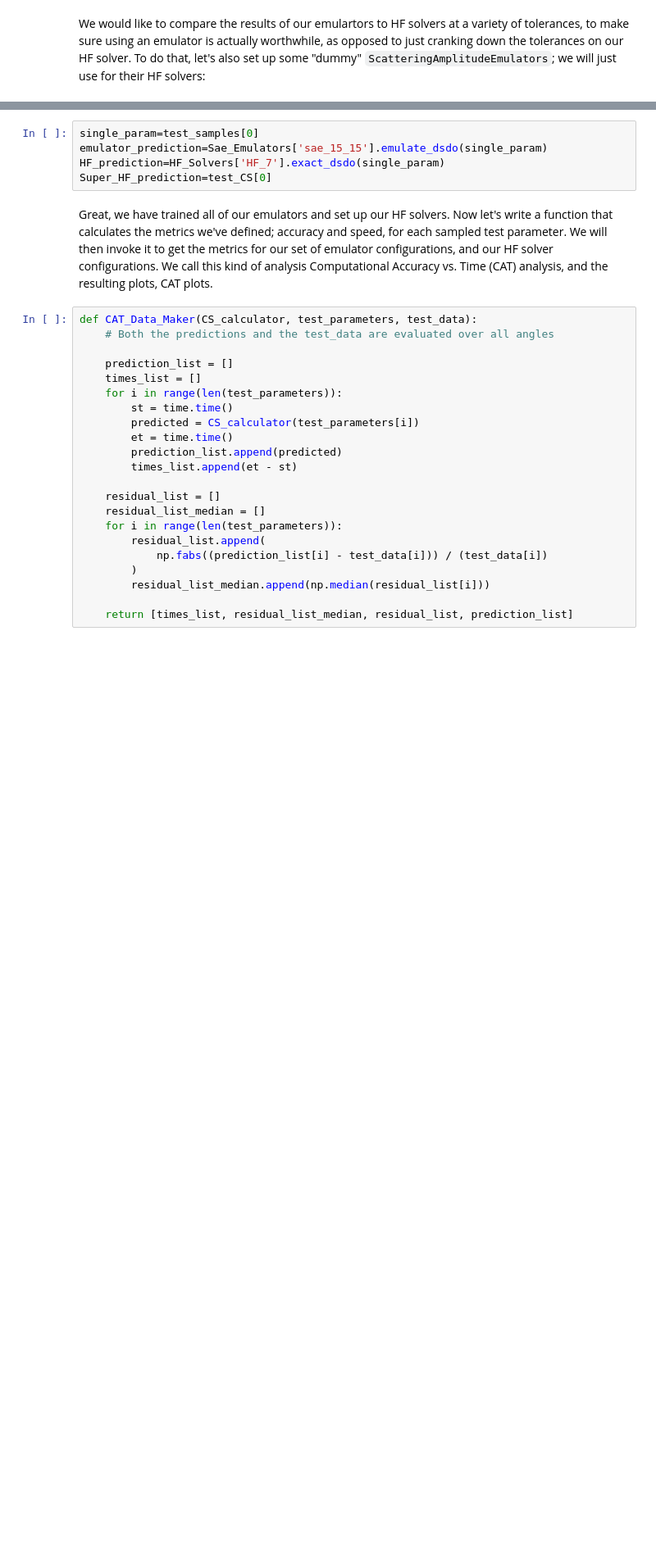
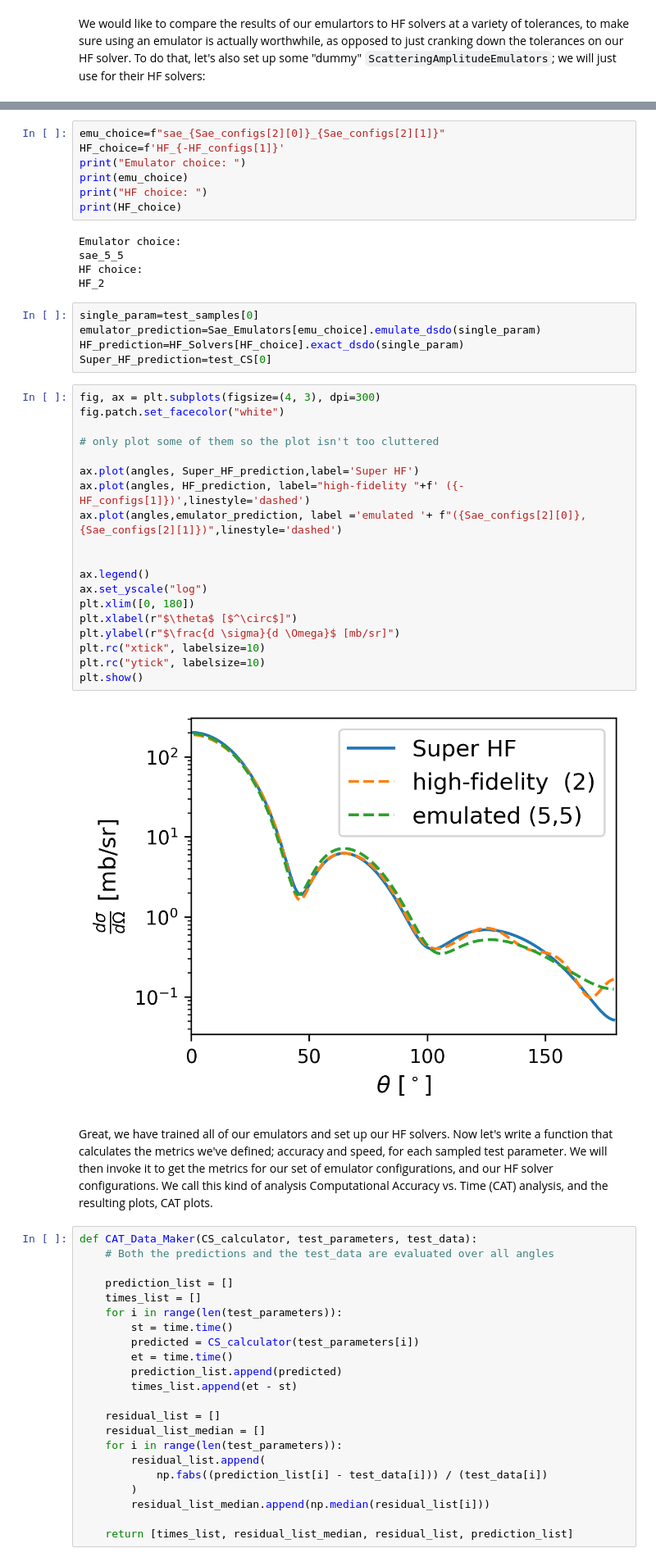
Before and after one commit to bandframework/rose, a Jupyter notebook: tutorials/K - ROSE_tutorial_1_building_an_emulator.ipynb, the cells around one changed output, grey strips where cells are left out. Shown at 82% size. Cells and saved outputs as stored; diff of their text form; blank space fills up the shorter version.

```diff
--- a/tutorials/K - ROSE_tutorial_1_building_an_emulator.ipynb
+++ b/tutorials/K - ROSE_tutorial_1_building_an_emulator.ipynb
@@ -373,8 +371,41 @@ We can compare a prediction comming from one of the emulators, one of the HF, an
+# %%
+emu_choice=f"sae_{Sae_configs[2][0]}_{Sae_configs[2][1]}"
+HF_choice=f'HF_{-HF_configs[1]}'
+print("Emulator choice: ")
+print(emu_choice)
+print("HF choice: ")
+print(HF_choice)
+# %% [output]
+Emulator choice:
+sae_5_5
+HF choice:
+HF_2
 # %%
 single_param=test_samples[0]
-emulator_prediction=Sae_Emulators['sae_15_15'].emulate_dsdo(single_param)
-HF_prediction=HF_Solvers['HF_7'].exact_dsdo(single_param)
+emulator_prediction=Sae_Emulators[emu_choice].emulate_dsdo(single_param)
+HF_prediction=HF_Solvers[HF_choice].exact_dsdo(single_param)
 Super_HF_prediction=test_CS[0]
+# %%
+fig, ax = plt.subplots(figsize=(4, 3), dpi=300)
+fig.patch.set_facecolor("white")
+
+# only plot some of them so the plot isn't too cluttered
+
+ax.plot(angles, Super_HF_prediction,label='Super HF')
+ax.plot(angles, HF_prediction, label="high-fidelity "+f' ({-HF_configs[1]})',linestyle='dashed')
+ax.plot(angles,emulator_prediction, label ='emulated '+ f"({Sae_configs[2][0]},{Sae_configs[2][1]})",linestyle='dashed')
+
+
+ax.legend()
+ax.set_yscale("log")
+plt.xlim([0, 180])
+plt.xlabel(r"$\theta$ [$^\circ$]")
+plt.ylabel(r"$\frac{d \sigma}{d \Omega}$ [mb/sr]")
+plt.rc("xtick", labelsize=10)
+plt.rc("ytick", labelsize=10)
+plt.show()
+# %% [output]
+[figure, added]
 # %% [markdown]
 Great, we have trained all of our emulators and set up our HF solvers. Now let's write a function that calculates the metrics we've defined; accuracy and speed, for each sampled test parameter. We will then invoke it to get the metrics for our set of emulator configurations, and our HF solver configurations. We call this kind of analysis Computational Accuracy vs. Time (CAT) analysis, and the resulting plots, CAT plots.
 # %%
```
Also changed, not shown: parts of 12 cells of this notebook.
